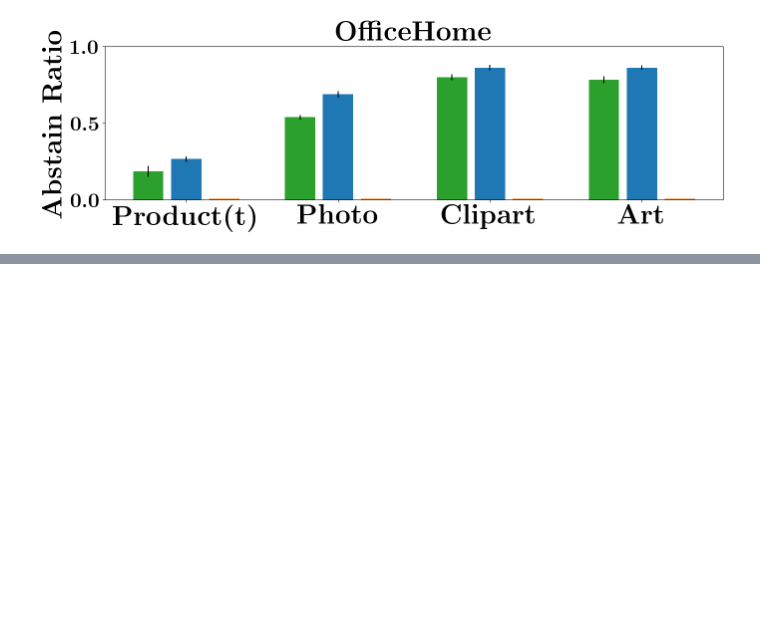
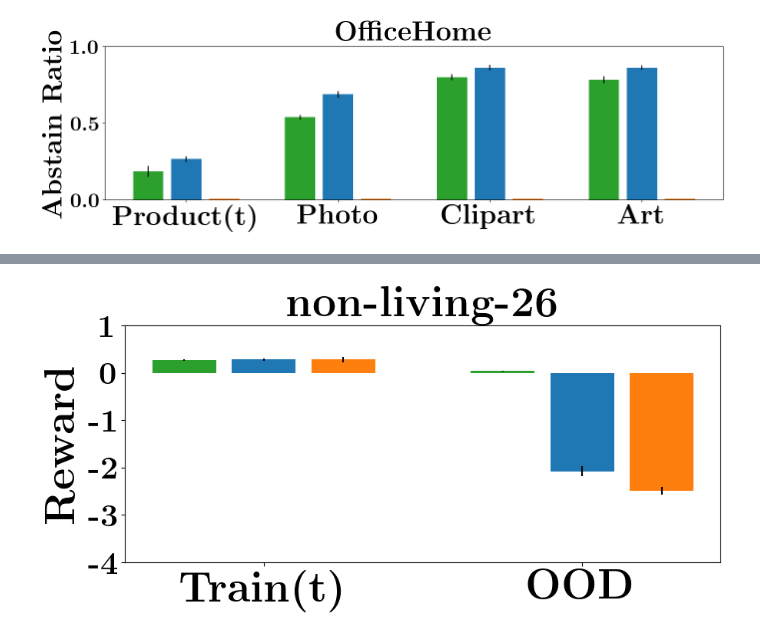
Before and after one commit to katiekang1998/cautious_extrapolation, a Jupyter notebook: cautious_extrapolation/OfficeHome/plot.ipynb, the cells around one changed output, grey strips where cells are left out. Cells and saved outputs as stored; diff of their text form; code cells hidden in the pictures; blank space fills up the shorter version.

```diff
--- a/cautious_extrapolation/OfficeHome/plot.ipynb
+++ b/cautious_extrapolation/OfficeHome/plot.ipynb
@@ -371,0 +453,28 @@ Text(0.5, 1.0, '\\textbf{NONLIVING-26 FAKE}')
+# %%
+
+import matplotlib as mpl
+from matplotlib import rc
+
+rc('font', **{'family': 'serif', 'serif': ['Computer Modern']})
+rc('text', usetex=True)
+mpl.rcParams['text.latex.preamble'] = [r'\boldmath']
+
+plt.rcParams["figure.figsize"] = (10,4)
+
+plt.bar((np.arange(2)*4), [0.266,	0.036], yerr=[0.01140175425,	0.01140175425], color="C2")
+plt.bar((np.arange(2)*4)+1, [0.28,	-2.078], yerr=[0.02073644135,	0.09984988733], color="C0")
+plt.bar((np.arange(2)*4)+2, [0.278,	-2.486], yerr=[0.05805170109,	0.0823407554], color="C1")
+
+# plt.bar((np.arange(4)*4)+1, np.mean(rl_returns_all, axis=0)[[0, 3, 2, 1]], yerr=np.std(rl_returns_all, axis=0)[[0, 3, 2, 1]], color="C0")
+# plt.bar((np.arange(4)*4)+2, np.mean(bc_returns_all, axis=0)[[0, 3, 2, 1]], yerr=np.std(bc_returns_all, axis=0)[[0, 3, 2, 1]], color="C1")
+
+plot_labels =  [r"\textbf{Train(t)}", r"\textbf{OOD}"]
+
+plt.xticks(np.arange(2)*4+1, plot_labels, fontsize=40)
+plt.yticks(np.arange(-4, 2, 1), [r"\textbf{"+str(_)+"}" for _ in np.arange(-4, 2, 1)], fontsize=30)
+plt.ylabel(r"\textbf{Reward}", fontsize=40)
+plt.title(r"\textbf{non-living-26}", fontsize=40)
+
+plt.show()
+# %% [output]
+[figure, added]
```
Also changed, not shown: parts of 7 cells of this notebook, 8 other files.
